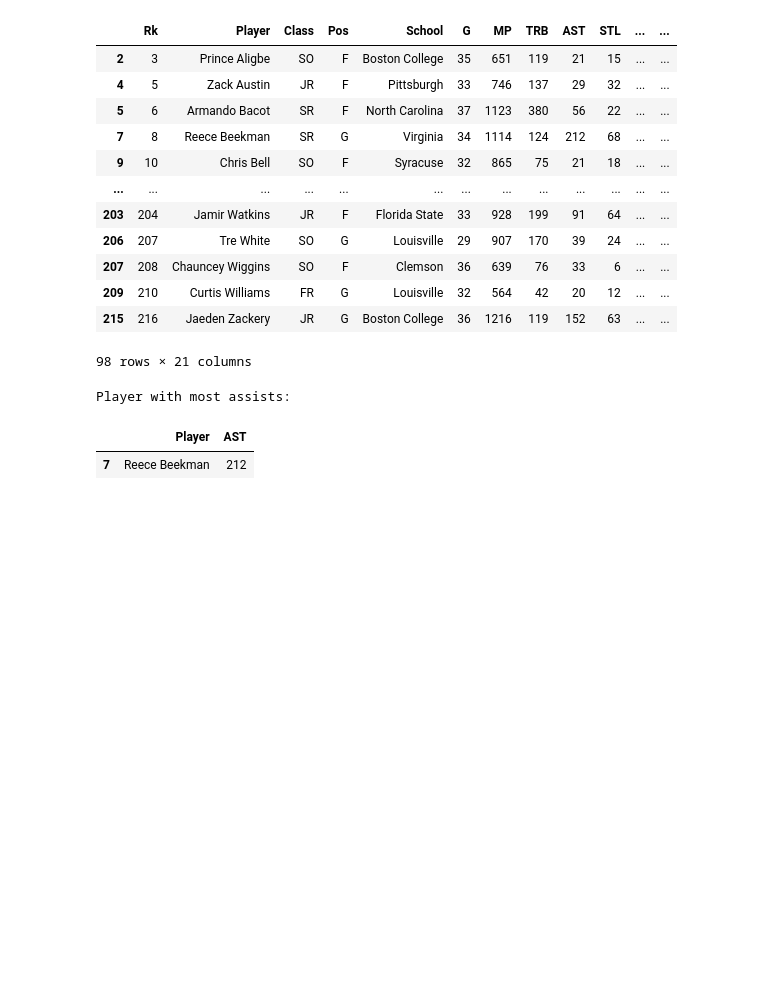
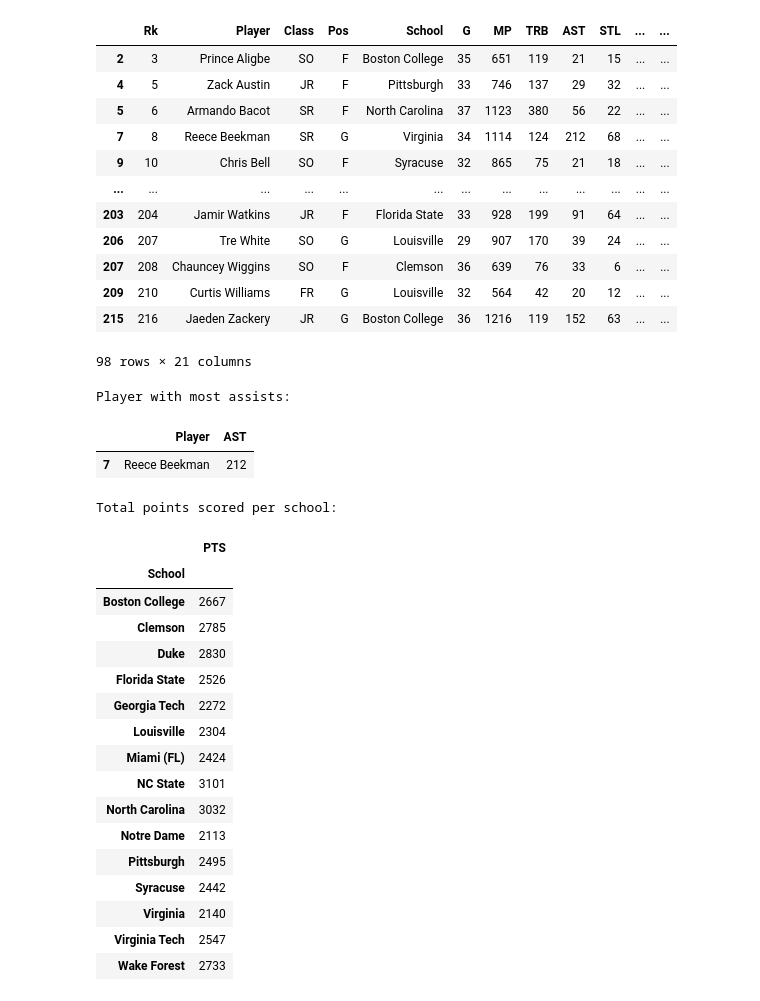
Before and after one commit to xcz8pd/xcz8pd, a Jupyter notebook: acc_basketball_hw.ipynb, the cells around one changed output. Cells and saved outputs as stored; diff of their text form; code cells hidden in the pictures; blank space fills up the shorter version.

```diff
--- a/acc_basketball_hw.ipynb
+++ b/acc_basketball_hw.ipynb
@@ -71,0 +74,23 @@ Player with most assists:
+# %%
+total_points_per_school = acc_stats_df.groupby('School')[['PTS']].sum()
+print("Total points scored per school:")
+total_points_per_school
+# %% [output]
+Total points scored per school:
+|  | PTS |
+| School |  |
+| Boston College | 2667 |
+| Clemson | 2785 |
+| Duke | 2830 |
+| Florida State | 2526 |
+| Georgia Tech | 2272 |
+| Louisville | 2304 |
+| Miami (FL) | 2424 |
+| NC State | 3101 |
+| North Carolina | 3032 |
+| Notre Dame | 2113 |
+| Pittsburgh | 2495 |
+| Syracuse | 2442 |
+| Virginia | 2140 |
+| Virginia Tech | 2547 |
+| Wake Forest | 2733 |
```
Also changed, not shown: parts of 5 cells of this notebook.
